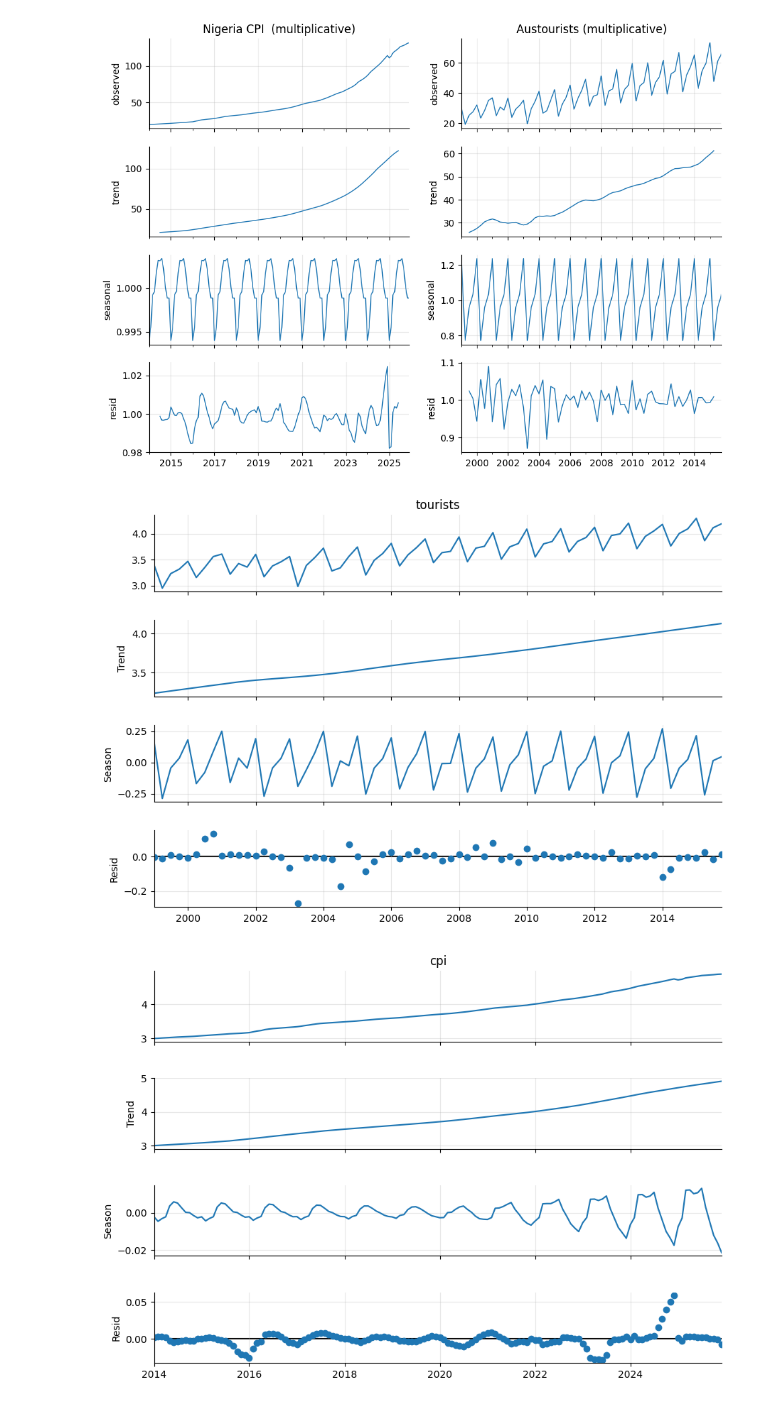
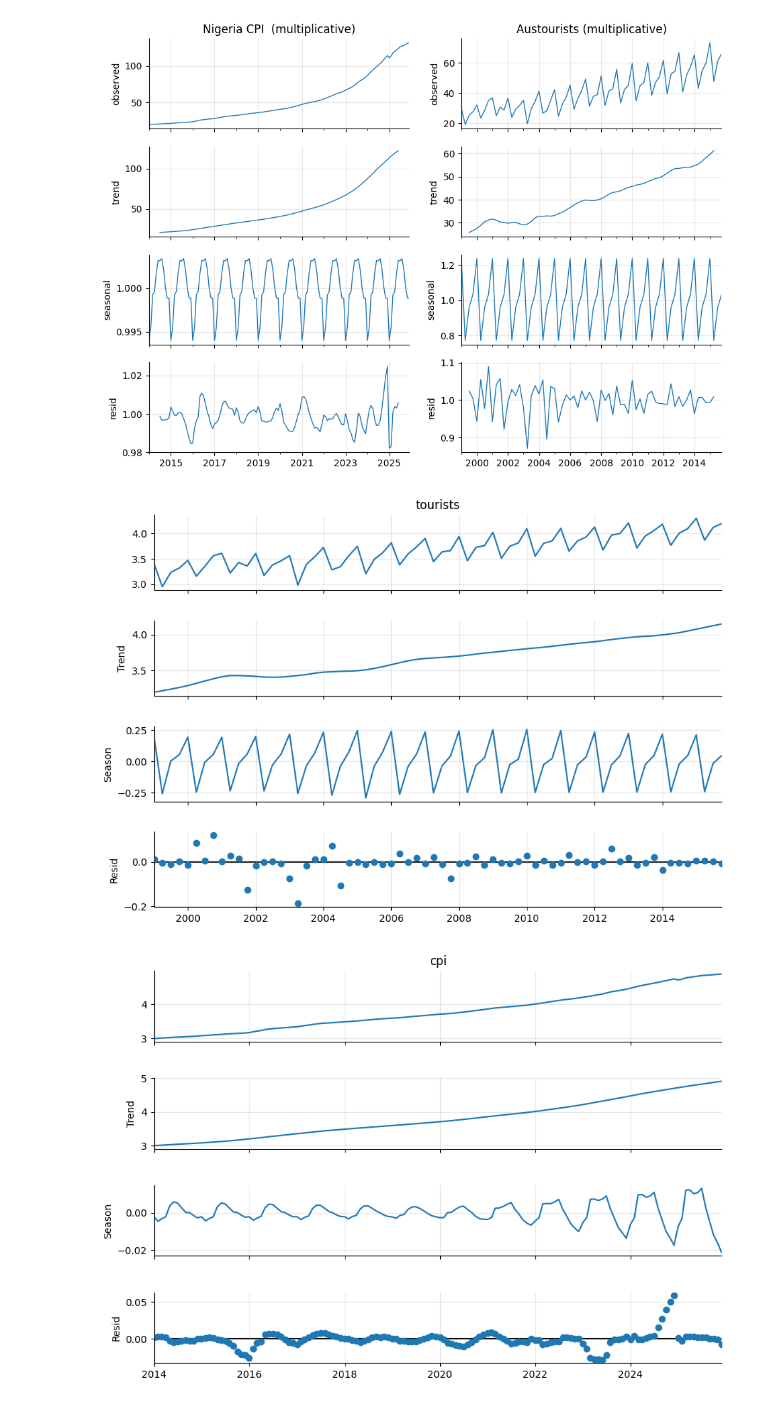
Before and after one commit to Favour-Fregene/NUTDTS816_Course_Repository, a Jupyter notebook: notebooks/assessments/A1_starter.ipynb, the cells around one changed output. Drawn from its saved outputs; the diff is of its cells as text; code cells hidden in the pictures.

```diff
--- a/notebooks/assessments/A1_starter.ipynb
+++ b/notebooks/assessments/A1_starter.ipynb
@@ -305,10 +305,10 @@ for col, (dec, name) in enumerate([(dec_cpi, 'Nigeria CPI  (multiplicative)'), (
 # %%
 # STL: Seasonal-Trend decomposition using LOESS(austourists)
 from statsmodels.tsa.seasonal import STL
-stl_at = STL(np.log(at), period=12, seasonal=13, robust=True).fit()
+stl_at = STL(np.log(at), period=4, seasonal=7, robust=True).fit()
 fig = stl_at.plot(); fig.set_size_inches(9, 7)
 # %% [output]
-[figure, old version]
+[figure, new version]
 # %%
 # STL: Seasonal-Trend decomposition using LOESS(nigeria cpi)
 from statsmodels.tsa.seasonal import STL
```
Also changed, not shown: parts of 1 cell of this notebook.
